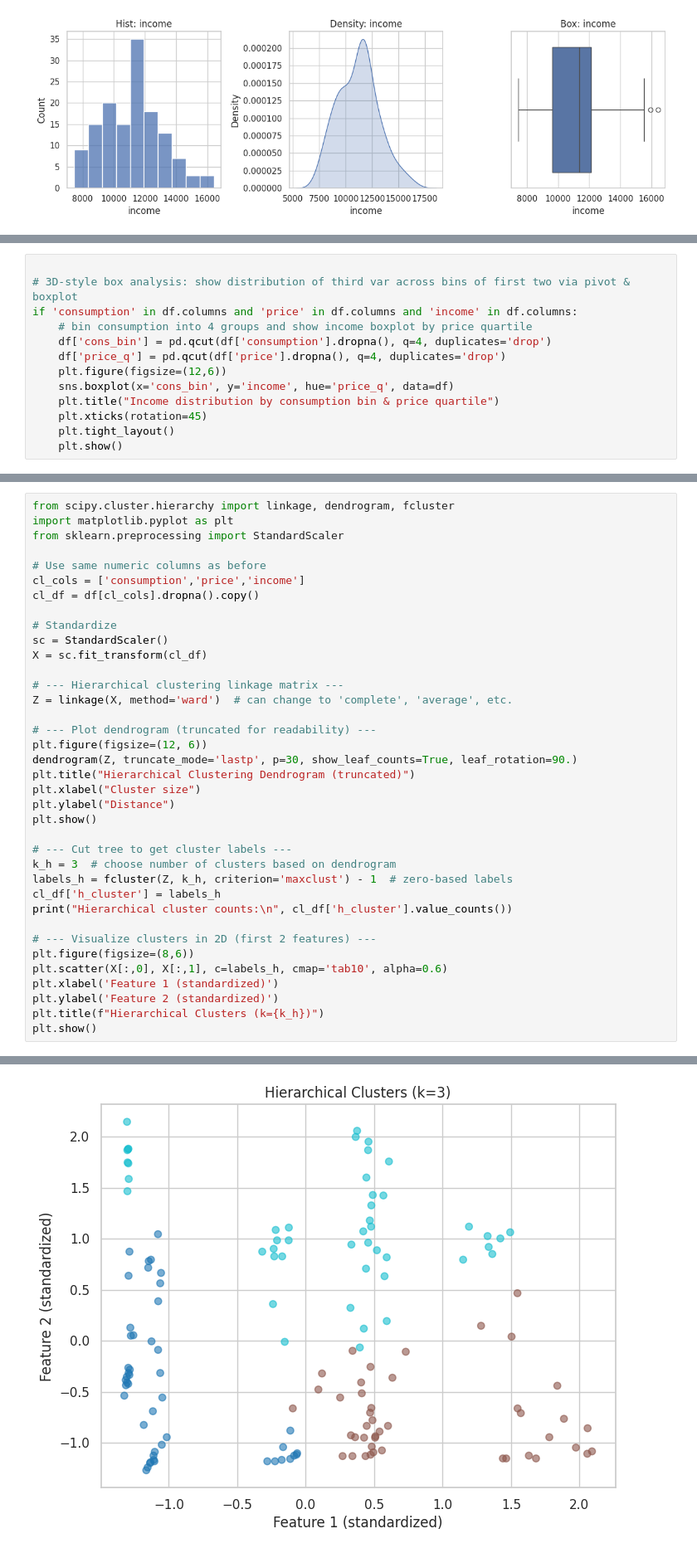
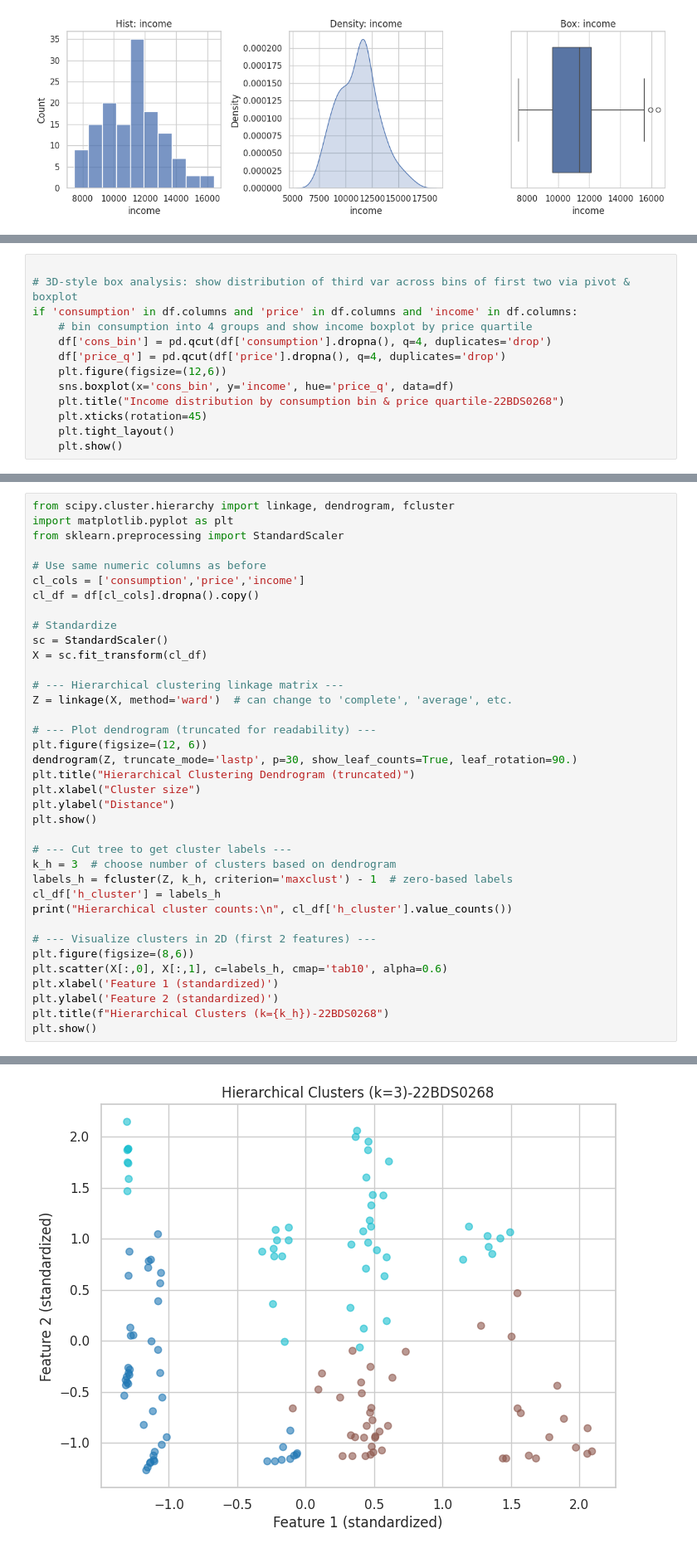
Before and after one commit to Ramit28/22BDS0268, a Jupyter notebook: 22BDS0268.ipynb, the cells around one changed output, grey strips where cells are left out. Shown at 83% size. Drawn from its saved outputs; the diff is of its cells as text.

```diff
--- a/22BDS0268.ipynb
+++ b/22BDS0268.ipynb
@@ -501,7 +501,7 @@ if 'consumption' in df.columns and 'price' in df.columns and 'income' in df.colu
     df['price_q'] = pd.qcut(df['price'].dropna(), q=4, duplicates='drop')
     plt.figure(figsize=(12,6))
     sns.boxplot(x='cons_bin', y='income', hue='price_q', data=df)
-    plt.title("Income distribution by consumption bin & price quartile")
+    plt.title("Income distribution by consumption bin & price quartile-22BDS0268")
     plt.xticks(rotation=45)
     plt.tight_layout()
     plt.show()
@@ -524,32 +524,32 @@ X = sc.fit_transform(cl_df)
 Z = linkage(X, method='ward')  # can change to 'complete', 'average', etc.
 
 # --- Plot dendrogram (truncated for readability) ---
 plt.figure(figsize=(12, 6))
 dendrogram(Z, truncate_mode='lastp', p=30, show_leaf_counts=True, leaf_rotation=90.)
 plt.title("Hierarchical Clustering Dendrogram (truncated)")
 plt.xlabel("Cluster size")
 plt.ylabel("Distance")
 plt.show()
 
 # --- Cut tree to get cluster labels ---
 k_h = 3  # choose number of clusters based on dendrogram
 labels_h = fcluster(Z, k_h, criterion='maxclust') - 1  # zero-based labels
 cl_df['h_cluster'] = labels_h
 print("Hierarchical cluster counts:\n", cl_df['h_cluster'].value_counts())
 
 # --- Visualize clusters in 2D (first 2 features) ---
 plt.figure(figsize=(8,6))
 plt.scatter(X[:,0], X[:,1], c=labels_h, cmap='tab10', alpha=0.6)
 plt.xlabel('Feature 1 (standardized)')
 plt.ylabel('Feature 2 (standardized)')
-plt.title(f"Hierarchical Clusters (k={k_h})")
+plt.title(f"Hierarchical Clusters (k={k_h})-22BDS0268")
 plt.show()
 # %% [output]
 [figure]
 Hierarchical cluster counts:
  h_cluster
 2    47
 0    47
 1    44
 Name: count, dtype: int64
-[figure, old version]
+[figure, new version]
```
Also changed, not shown: parts of 7 cells of this notebook.
